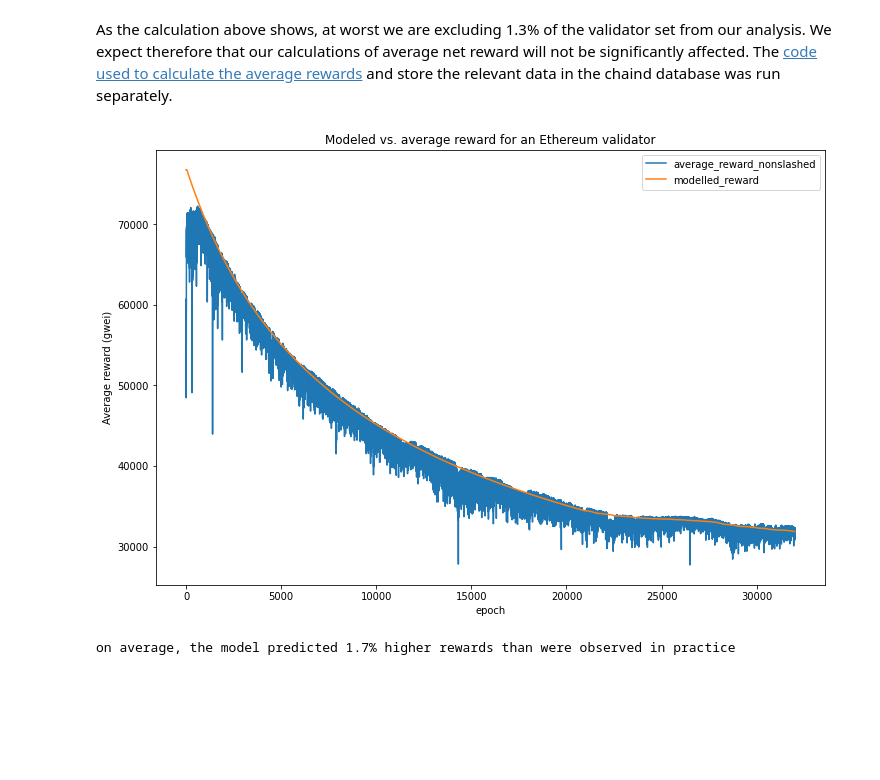
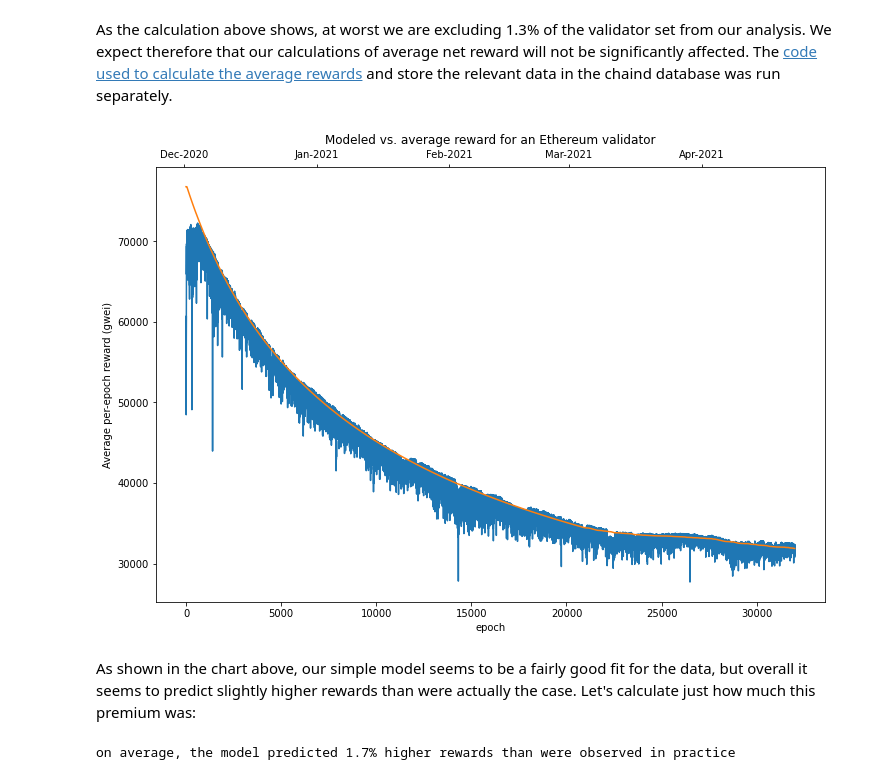
Before and after one commit to pintail-xyz/validator_rewards, a Jupyter notebook: beacon_chain_data.ipynb, the cells around one changed output. Cells and saved outputs as stored; diff of their text form; code cells hidden in the pictures; blank space fills up the shorter version.

```diff
--- a/beacon_chain_data.ipynb
+++ b/beacon_chain_data.ipynb
@@ -83,37 +85,52 @@ As the calculation above shows, at worst we are excluding 1.3% of the validator
 # %%
 # calculate and plot modelled and average rewards
 
 def base_reward(active_balance, effective_balance=int(32e9)):
     return effective_balance * 64 // math.isqrt(active_balance) // 4
 
 cursor.execute("SELECT * FROM t_epoch_extras WHERE f_epoch < 32000 ORDER BY f_epoch")
 _, aggregate_net_reward, aggregate_net_reward_nonslashed, active_balance_nonslashed = list(zip(*cursor.fetchall()))
 
 average_reward = []
 average_reward_nonslashed = []
 modelled_reward = []
 for e in range(32000):
     # look at the average reward received by a supposed 32 ETH validator
     # (almost all validators have a 32 ETH effective balance)
     average_reward.append(32e9 * aggregate_net_reward[e] / active_balance[e])
     average_reward_nonslashed.append(32e9 * aggregate_net_reward_nonslashed[e] / active_balance_nonslashed[e])
 
     p = average_p_rate
     b = base_reward(active_balance[e])
     modelled_reward.append(3*b*p**2-3*b*(1-p)+(7/8)*b*p**2*math.log(p)/(p-1)+(1/8)*b*p**2)
 
 rewards = pd.DataFrame({
-#    "average_reward":average_reward,
     "average_reward_nonslashed": average_reward_nonslashed,
     "modelled_reward":modelled_reward
 })
 
-ax = rewards.plot.line(figsize=(12,8))
-ax.set_title('Modeled vs. average reward for an Ethereum validator')
-ax.set_xlabel('epoch')
-ax.set_ylabel('Average reward (gwei)');
+fig = plt.figure(figsize=(12, 8))
+
+ax1=fig.add_subplot(111, label="1")
+ax2=fig.add_subplot(111, label="2", frame_on=False)
+ax1.plot(range(32000), average_reward_nonslashed)
+ax1.plot(range(32000), modelled_reward)
+ax2.plot([datetime(2020,12,1,12,0,23), datetime(2021,4,22,17,13,59)], [0,0], linestyle="None")
+
+#ax = rewards.plot.line(figsize=(12,8))
+ax2.set_title('Modeled vs. average reward for an Ethereum validator')
+ax1.set_xlabel('epoch')
+ax1.set_ylabel('Average per-epoch reward (gwei)')
+ax2.xaxis.tick_top()
+fmt = mdates.DateFormatter('%b-%Y')
+ax2.xaxis.set_major_formatter(fmt)
+#ax2.spines["bottom"].set_position(("axes", 0.05))
+ax2.xaxis.set_label_position('top')
+ax2.yaxis.set_visible(False);
 # %% [output]
-[figure, old version]
+[figure, new version]
+# %% [markdown]
+As shown in the chart above, our simple model seems to be a fairly good fit for the data, but overall it seems to predict slightly higher rewards than were actually the case. Let's calculate just how much this premium was:
 # %%
 # calculate model premium
 
```
Also changed, not shown: parts of 2 cells of this notebook, 1 other file.
